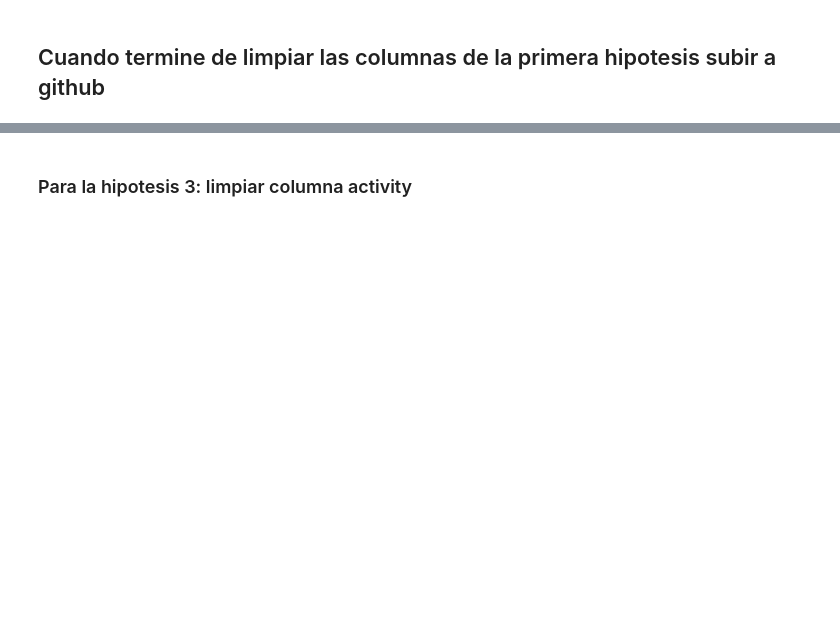
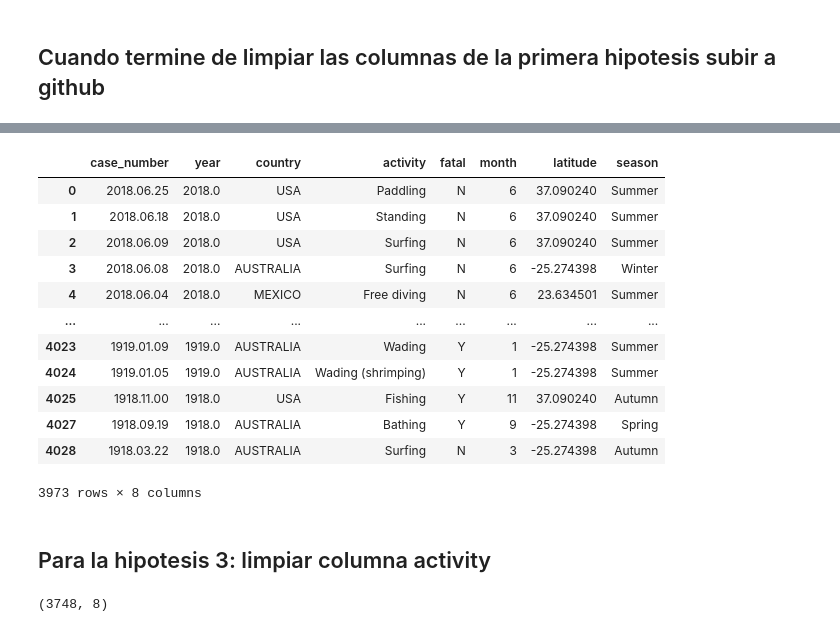
Before and after one commit to georginamanyanic/Project-1, a Jupyter notebook: clean.ipynb, the cells around one changed output, grey strips where cells are left out. Drawn from its saved outputs; the diff is of its cells as text; code cells hidden in the pictures; blank space fills up the shorter version.

```diff
--- a/clean.ipynb
+++ b/clean.ipynb
@@ -104,0 +562,2 @@ df
+# %%
+df4 = df3.copy()
@@ -104,0 +566,4 @@ df
+# %%
+df_lat.country = df_lat.country.apply (lambda i: i.replace('RÃ©UNION','REUNION'))
+df_lat.country = df_lat.country.apply (lambda i: i.replace('TURKS AND CAICOS ISLANDS','TURKS & CAICOS'))
+df_lat.country = df_lat.country.apply (lambda i: i.replace('UNITED STATES','USA'))
@@ -104,0 +572,2 @@ df
+# %%
+df4 = pd.merge(df4, df_lat[['country', 'latitude']], on='country', how='left')
@@ -104,0 +578,2 @@ df
+# %%
+df4.dropna(subset=['latitude'],inplace = True)
@@ -105,2 +610,46 @@ df
+# %%
+#Definir función para estación que se aplicará a dos columnas (latitude y month) para obtener una columna nueva estación
+
+def funcion_estacion(row):
+    estacion = 0
+    lat = row['latitude']
+    month = row['month']
+    if lat > 0: #Hemisferio norte
+        if  3 <= month <= 5:
+            estacion = 'Spring'
+        elif 6 <= month <= 8:
+            estacion = 'Summer'
+        elif 9 <= month <= 11:
+            estacion = 'Autumn'
+        else:
+            estacion = 'Winter'
+
+    else: #Hemisferio sur
+        if  3 <= month <= 5:
+            estacion ='Autumn'
+        elif 6 <= month <= 8:
+            estacion = 'Winter'
+        elif 9 <= month <= 11:
+            estacion = 'Spring'
+        else:
+            estacion = 'Summer'
+    return estacion
+
+df4['season'] = df4[['latitude','month']].apply(funcion_estacion, axis=1)
+df4
+# %% [output]
+|  | case_number | year | country | activity | fatal | month | latitude | season |
+| 0 | 2018.06.25 | 2018.0 | USA | Paddling | N | 6 | 37.090240 | Summer |
+| 1 | 2018.06.18 | 2018.0 | USA | Standing | N | 6 | 37.090240 | Summer |
+| 2 | 2018.06.09 | 2018.0 | USA | Surfing | N | 6 | 37.090240 | Summer |
+| 3 | 2018.06.08 | 2018.0 | AUSTRALIA | Surfing | N | 6 | -25.274398 | Winter |
+| 4 | 2018.06.04 | 2018.0 | MEXICO | Free diving | N | 6 | 23.634501 | Summer |
+| ... | ... | ... | ... | ... | ... | ... | ... | ... |
+| 4023 | 1919.01.09 | 1919.0 | AUSTRALIA | Wading | Y | 1 | -25.274398 | Summer |
+| 4024 | 1919.01.05 | 1919.0 | AUSTRALIA | Wading (shrimping) | Y | 1 | -25.274398 | Summer |
+| 4025 | 1918.11.00 | 1918.0 | USA | Fishing | Y | 11 | 37.090240 | Autumn |
+| 4027 | 1918.09.19 | 1918.0 | AUSTRALIA | Bathing | Y | 9 | -25.274398 | Spring |
+| 4028 | 1918.03.22 | 1918.0 | AUSTRALIA | Surfing | N | 3 | -25.274398 | Autumn |
+3973 rows × 8 columns
 # %% [markdown]
-### Para la hipotesis 3: limpiar columna activity
+## Para la hipotesis 3: limpiar columna activity
@@ -111,0 +658,5 @@ df
+# %%
+df4.activity = df4.activity.apply(lambda i : i.lower().rstrip().lstrip())
+df4.shape
+# %% [output]
+(3748, 8)
```
Also changed, not shown: parts of 72 cells of this notebook.
